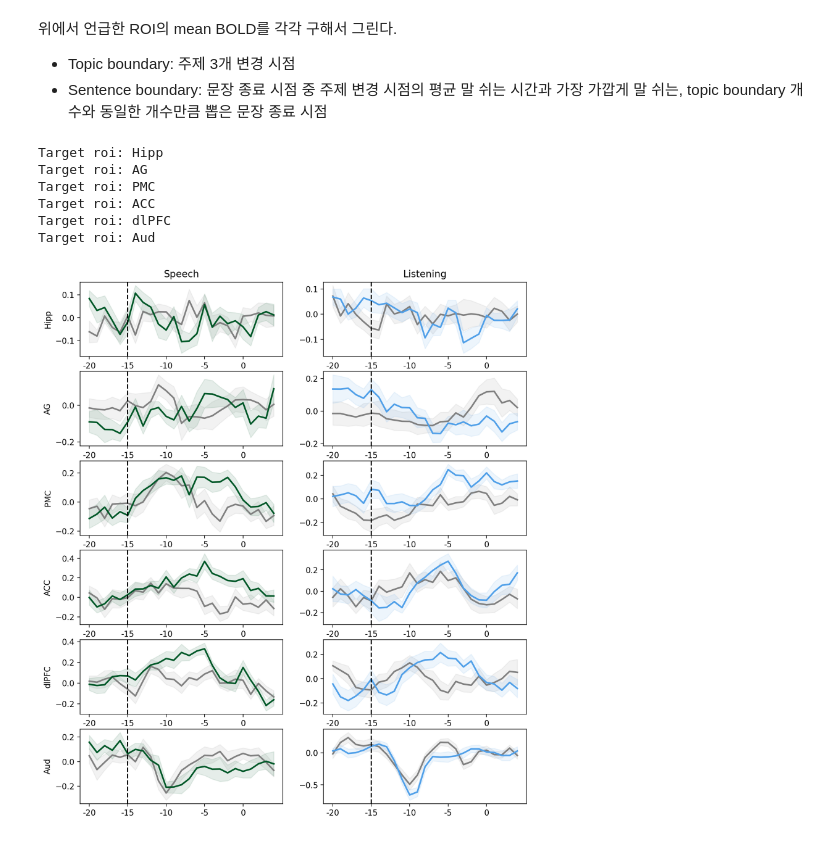
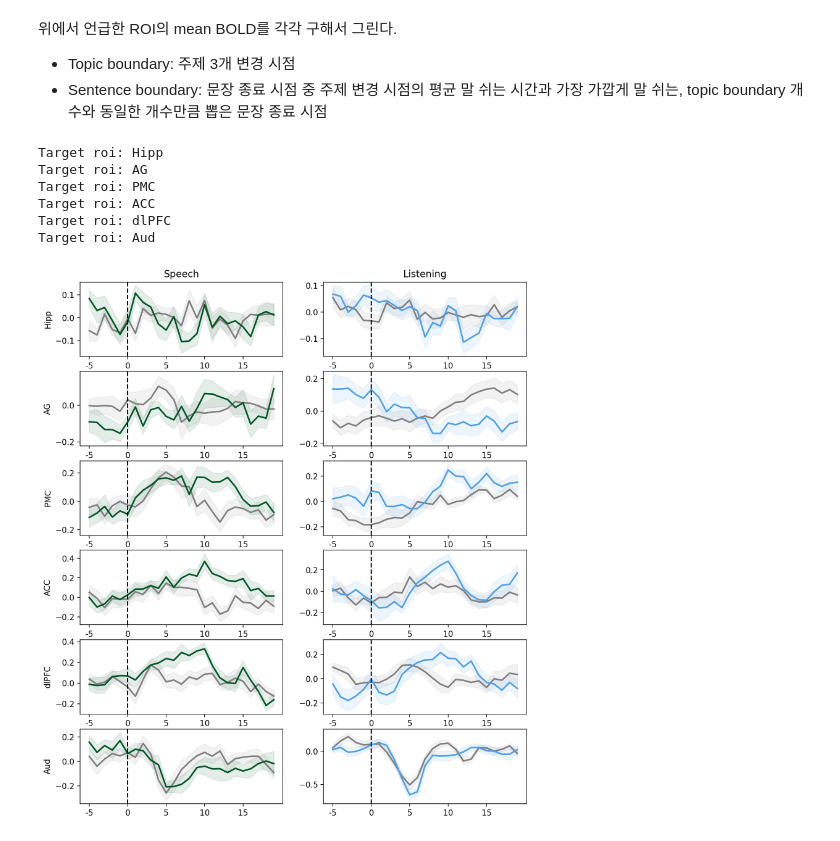
Before and after one commit to HEO-K/Free-Speech, a Jupyter notebook: Analysis_Code/Topic_boundary_effect.ipynb, the cells around one changed output. Cells and saved outputs as stored; diff of their text form; code cells hidden in the pictures.

```diff
--- a/Analysis_Code/Topic_boundary_effect.ipynb
+++ b/Analysis_Code/Topic_boundary_effect.ipynb
@@ -138,7 +138,6 @@ for n, target_roi in enumerate(ROIs.keys()): # roi마다 진행
         # speech의 문장 종료 시점
         sen = load_audio_boundary(Project, sub, speech_task, 'sen_limited')
         sen = sen[(sen>window_l)&(sen<(len(epi_roi)-window_r))]
-        sen = np.random.choice(sen, len(ev), replace=False)
         sub_bound = []
         for t in sen:
             sub_bound.append(epi_roi[t-window_l:t+window_r])
@@ -162,40 +161,39 @@ for n, target_roi in enumerate(ROIs.keys()): # roi마다 진행
         # listening의 문장 종료 시점
         sen = load_audio_boundary(Project, '000', listening_task, 'sen_limited')+10
         sen = sen[(sen>window_l)&(sen<(len(epi_roi)-window_r))]
-        sen = np.random.choice(sen, len(ev), replace=False)
         sub_bound = []
         for t in sen:
             sub_bound.append(epi_roi[t+-window_l:t+window_r])
         listening_sen.append(np.array(np.mean(sub_bound,axis=0)))
 
 
     speech = np.array(speech)
     speech_sen = np.array(speech_sen)
     listening = np.array(listening)
     listening_sen = np.array(listening_sen)
 
 
     plt.subplot(len(ROIs.keys()), 2, n*2+1)
     timeseries_with_error(speech_sen.T, color=[0.5,0.5,0.5], fill=True, linewidth=2)
     timeseries_with_error(speech.T, color=[0,88/255,40/255], fill=True, linewidth=2)
-    plt.xticks(np.arange(0,window_r+window_l,5), np.arange(-window_r, window_l, 5))
+    plt.xticks(np.arange(0,window_r+window_l,5), np.arange(-window_l, window_r, 5))
     plt.ylabel(target_roi)
     plt.axvline(window_l, color="k", linestyle="--")
     if n==0:
         plt.title("Speech")
 
     plt.subplot(len(ROIs.keys()), 2, n*2+2)
     timeseries_with_error(listening_sen.T, color=[0.5,0.5,0.5], fill=True, linewidth=2)
     timeseries_with_error(listening.T, color=[80/255,160/255,233/255], fill=True, linewidth=2)
-    plt.xticks(np.arange(0,window_r+window_l,5), np.arange(-window_r, window_l, 5))
+    plt.xticks(np.arange(0,window_r+window_l,5), np.arange(-window_l, window_r, 5))
     plt.axvline(window_l, color="k", linestyle="--")
     if n==0:
         plt.title("Listening")
 # %% [output]
 Target roi: Hipp
 Target roi: AG
 Target roi: PMC
 Target roi: ACC
 Target roi: dlPFC
 Target roi: Aud
-[figure, old version]
+[figure, new version]
```
Also changed, not shown: 43 other files.
